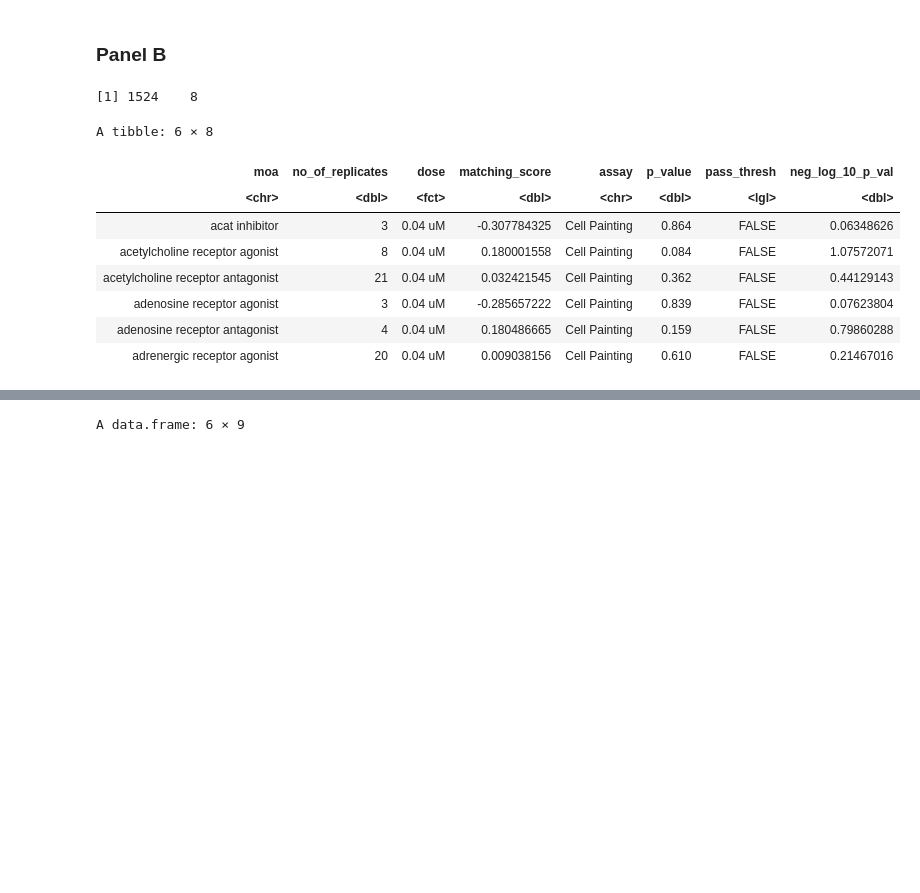
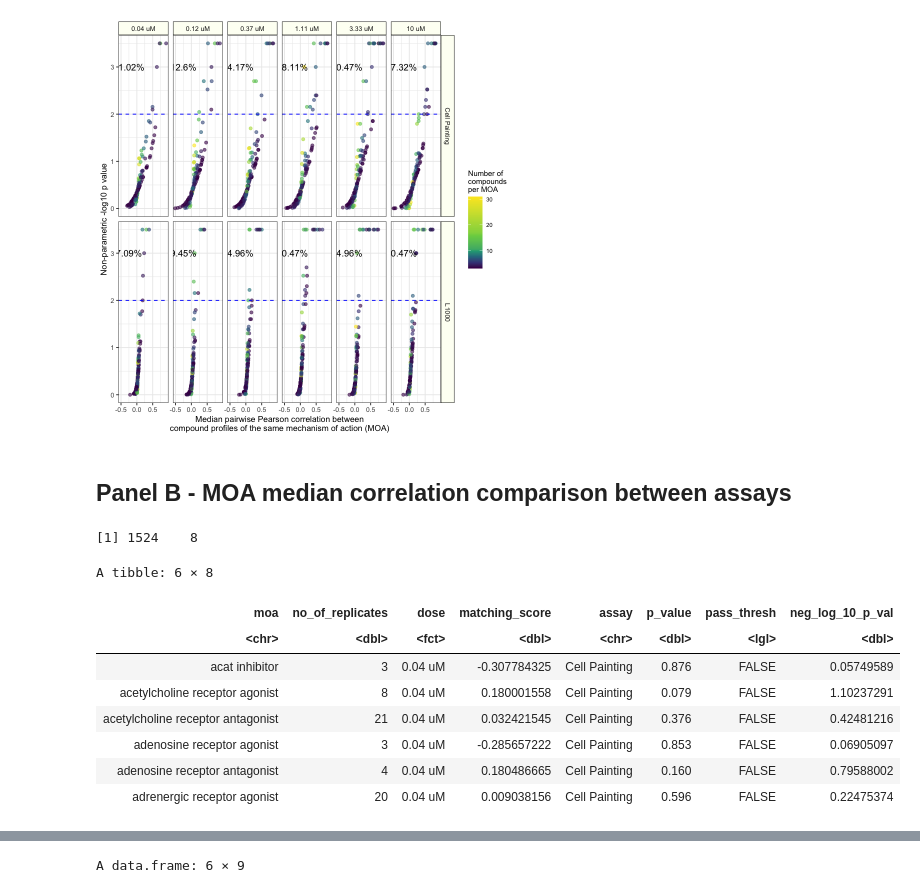
Before and after one commit to broadinstitute/lincs-profiling-complementarity, a Jupyter notebook: 6.paper_figures/figure2.ipynb, the cells around one changed output, grey strips where cells are left out. Drawn from its saved outputs; the diff is of its cells as text; code cells hidden in the pictures; blank space fills up the shorter version.

```diff
--- a/6.paper_figures/figure2.ipynb
+++ b/6.paper_figures/figure2.ipynb
@@ -108,0 +20,9 @@ panel_a_gg
+# %%
+pm_cellpainting_list <- load_percent_matching(assay = "cellpainting", results_dir = results_dir)
+pm_l1000_list <- load_percent_matching(assay = "l1000", results_dir = results_dir)
+
+print(dim(pm_cellpainting_list[["percent_matching"]]))
+print(dim(pm_l1000_list[["percent_matching"]]))
+
+print(dim(pm_cellpainting_list[["percent_matching_pvals"]]))
+print(dim(pm_l1000_list[["percent_matching_pvals"]]))
@@ -108,0 +74,8 @@ panel_a_gg
+# %%
+percent_matching_df <- pm_df %>%
+    dplyr::group_by(assay, dose) %>%
+    dplyr::mutate(percent_matching = paste0(100 * round((sum(pass_thresh) / length(pass_thresh)), 4), "%")) %>%
+    dplyr::select(dose, assay, percent_matching) %>%
+    dplyr::distinct()
+
+percent_matching_df
@@ -109,13 +122,27 @@ panel_a_gg
+# %%
+panel_a_gg <- (
+    ggplot(pm_df, aes(x = matching_score, y = neg_log_10_p_val))
+    + geom_point(aes(color = no_of_replicates), alpha = 0.6)
+    + geom_text(data = percent_matching_df, aes(label = percent_matching, x = -0.25, y = 3))
+    + facet_grid("assay~dose")
+    + geom_hline(linetype = "dashed", color = "blue", yintercept = 2)
+    + theme_bw()
+    + figure_theme
+    + scale_color_continuous("Number of\ncompounds\nper MOA", values = scales::rescale(c(0, 2, 4, 6, 8, 15, 30)), type = "viridis")
+    + xlab("Median pairwise Pearson correlation between\ncompound profiles of the same mechanism of action (MOA)")
+    + ylab("Non-parametric -log10 p value")
+)
+
+panel_a_gg
+# %% [output]
+[figure, added]
 # %% [markdown]
-### Panel B
+## Panel B - MOA median correlation comparison between assays
 # %%
 results_dir <- file.path("../1.Data-exploration/Consensus/")
 
 pm_cellpainting_list <- load_percent_matching(assay = "cellpainting", results_dir = results_dir)
 pm_l1000_list <- load_percent_matching(assay = "l1000", results_dir = results_dir)
-
-p_val_alpha_thresh <- 0.05
-no_replicates_thresh <- 3
 
 cell_painting_pm_df <- pm_cellpainting_list[["percent_matching"]] %>%
     dplyr::filter(no_of_replicates >= no_replicates_thresh)
@@ -147,12 +174,12 @@ head(pm_df)
 A tibble: 6 × 8
 | moa | no_of_replicates | dose | matching_score | assay | p_value | pass_thresh | neg_log_10_p_val |
 | <chr> | <dbl> | <fct> | <dbl> | <chr> | <dbl> | <lgl> | <dbl> |
-| acat inhibitor | 3 | 0.04 uM | -0.307784325 | Cell Painting | 0.864 | FALSE | 0.06348626 |
-| acetylcholine receptor agonist | 8 | 0.04 uM | 0.180001558 | Cell Painting | 0.084 | FALSE | 1.07572071 |
-| acetylcholine receptor antagonist | 21 | 0.04 uM | 0.032421545 | Cell Painting | 0.362 | FALSE | 0.44129143 |
-| adenosine receptor agonist | 3 | 0.04 uM | -0.285657222 | Cell Painting | 0.839 | FALSE | 0.07623804 |
-| adenosine receptor antagonist | 4 | 0.04 uM | 0.180486665 | Cell Painting | 0.159 | FALSE | 0.79860288 |
-| adrenergic receptor agonist | 20 | 0.04 uM | 0.009038156 | Cell Painting | 0.610 | FALSE | 0.21467016 |
+| acat inhibitor | 3 | 0.04 uM | -0.307784325 | Cell Painting | 0.876 | FALSE | 0.05749589 |
+| acetylcholine receptor agonist | 8 | 0.04 uM | 0.180001558 | Cell Painting | 0.079 | FALSE | 1.10237291 |
+| acetylcholine receptor antagonist | 21 | 0.04 uM | 0.032421545 | Cell Painting | 0.376 | FALSE | 0.42481216 |
+| adenosine receptor agonist | 3 | 0.04 uM | -0.285657222 | Cell Painting | 0.853 | FALSE | 0.06905097 |
+| adenosine receptor antagonist | 4 | 0.04 uM | 0.180486665 | Cell Painting | 0.160 | FALSE | 0.79588002 |
+| adrenergic receptor agonist | 20 | 0.04 uM | 0.009038156 | Cell Painting | 0.596 | FALSE | 0.22475374 |
 # %%
 # Prep additional data for plotting
 replicate_counts_df <- pm_df %>%
```
Also changed, not shown: parts of 30 cells of this notebook, 9 other files.
